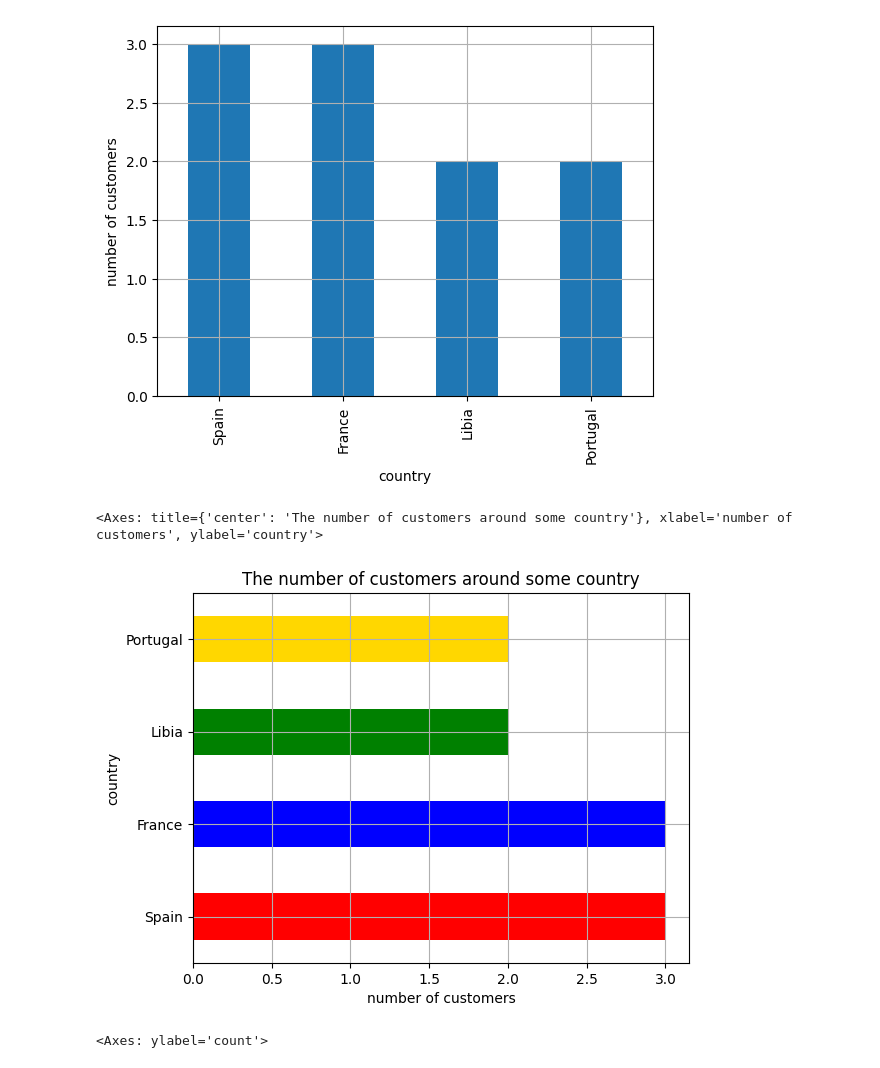
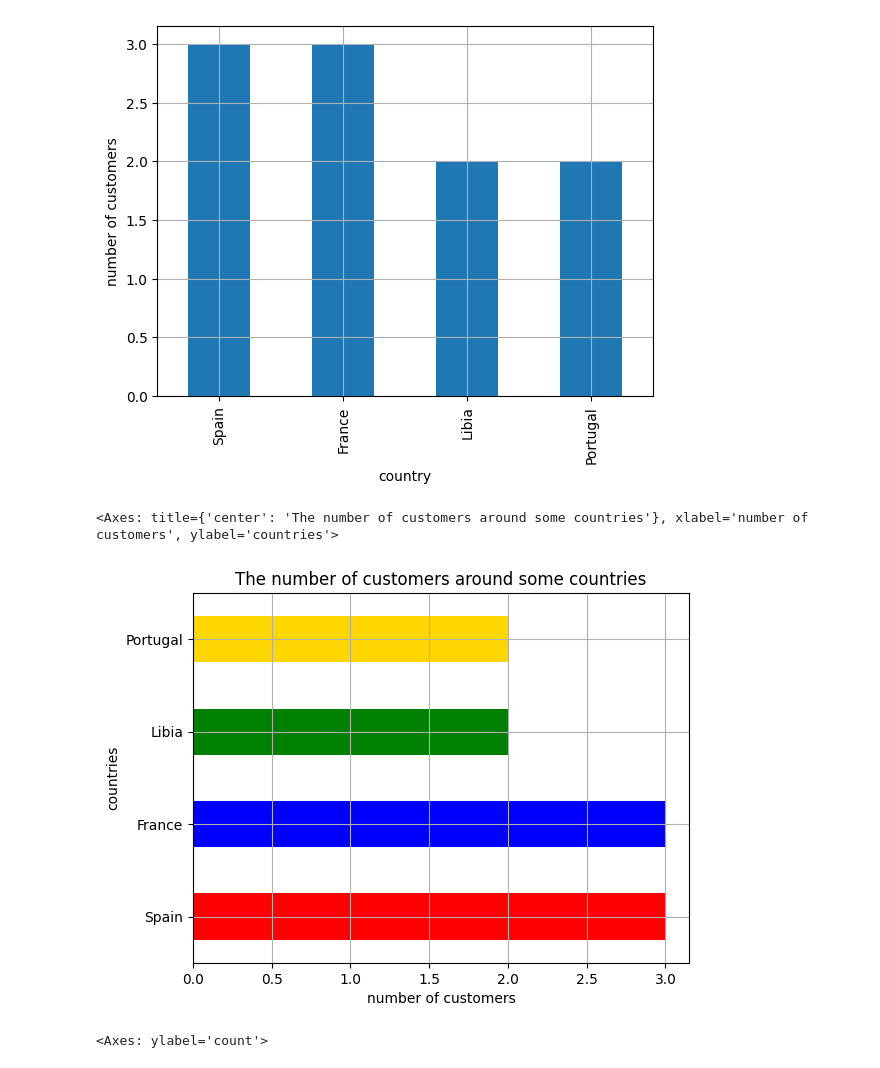
Before and after one commit to intisar2024/master_ITM, a Jupyter notebook: Assesment_M04_Intesar_Ali_.ipynb, the cells around one changed output. Drawn from its saved outputs; the diff is of its cells as text; code cells hidden in the pictures.

```diff
--- a/Assesment_M04_Intesar_Ali_.ipynb
+++ b/Assesment_M04_Intesar_Ali_.ipynb
@@ -210,13 +214,13 @@ df_jvg['country'].value_counts().plot(kind='bar',
 # %%
 df_IAA['country'].value_counts().plot(kind='barh',
                                 grid=True,
-                                title='The number of customers around some country',
+                                title='The number of customers around some countries',
                                color=['red','blue','green','gold'],
-                                ylabel='country',
+                                ylabel='countries',
                                 xlabel='number of customers')
 # %% [output]
-<Axes: title={'center': 'The number of customers around some country'}, xlabel='number of customers', ylabel='country'>
+<Axes: title={'center': 'The number of customers around some countries'}, xlabel='number of customers', ylabel='countries'>
-[figure, old version]
+[figure, new version]
 # %%
 df_IAA['country'].value_counts().plot(kind='pie',
                                       autopct='%.2f%%',
```
Also changed, not shown: parts of 9 cells of this notebook.
